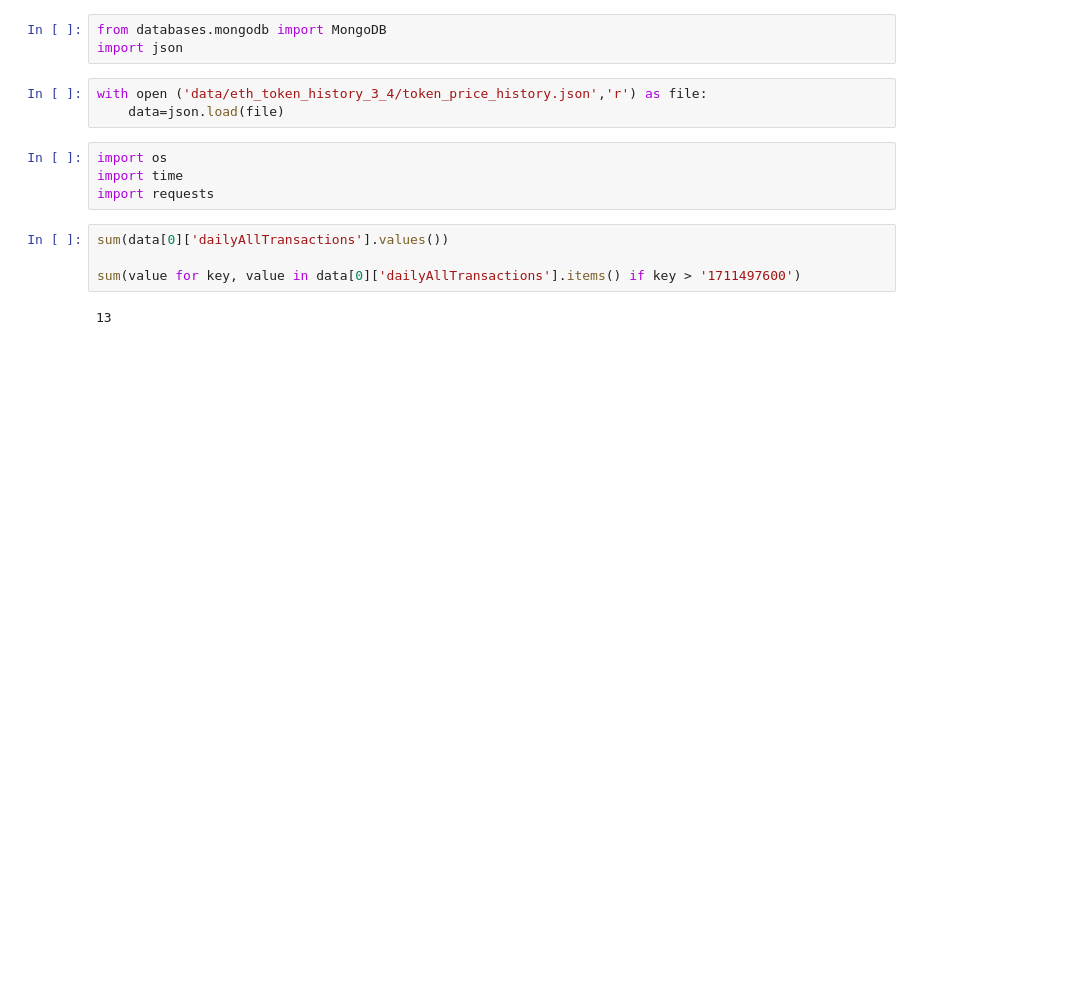
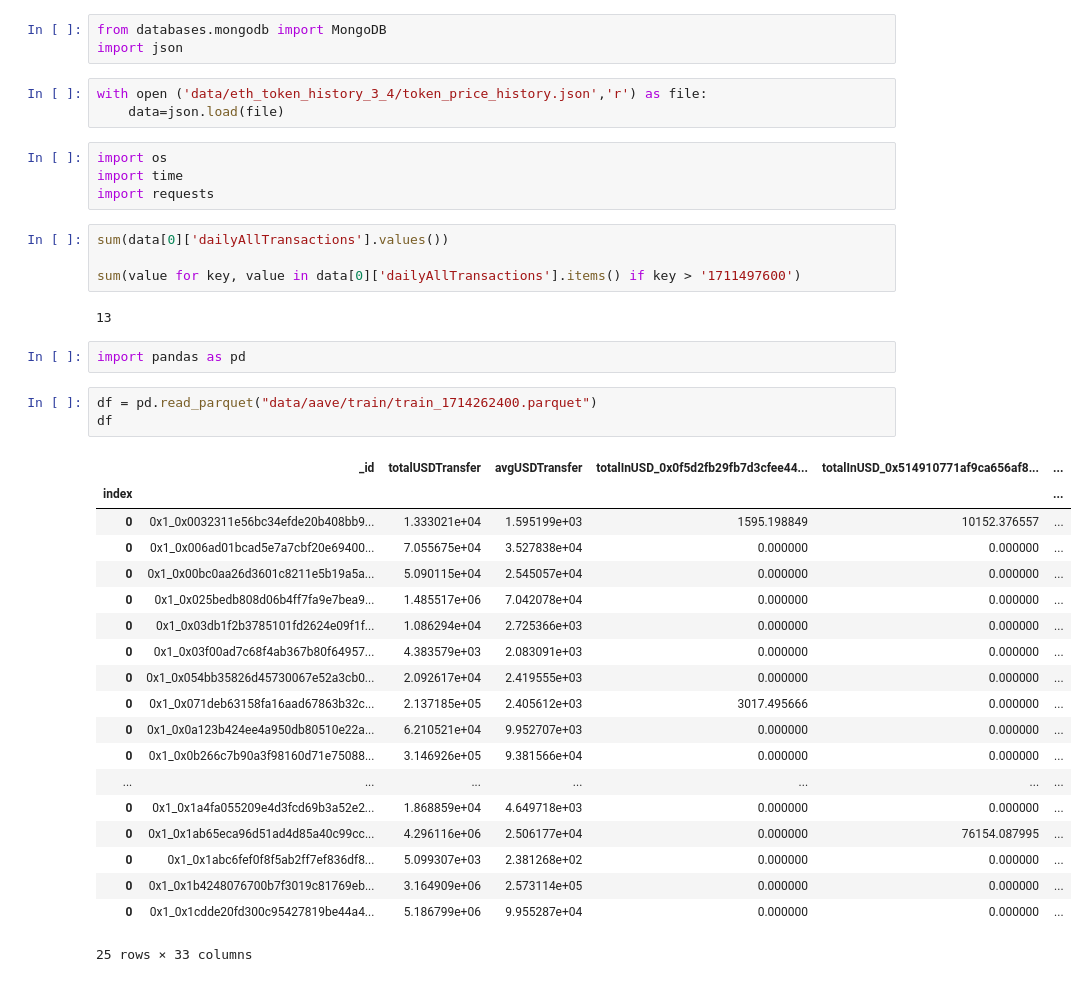
Before and after one commit to hainguyenhuy2002/RecSys, a Jupyter notebook: reputation-analysis/notebook/test.ipynb, the cells around one changed output. Saved outputs shown, nothing was run; the diff lists cells and outputs as text; blank space fills up the shorter version.

Commit message:
update train data generating

```diff
--- a/reputation-analysis/notebook/test.ipynb
+++ b/reputation-analysis/notebook/test.ipynb
@@ -141,3 +141,28 @@ sum(data[0]['dailyAllTransactions'].values())
 sum(value for key, value in data[0]['dailyAllTransactions'].items() if key > '1711497600')
 # %% [output]
 13
+# %%
+import pandas as pd
+# %%
+df = pd.read_parquet("data/aave/train/train_1714262400.parquet")
+df
+# %% [output]
+|  | _id | totalUSDTransfer | avgUSDTransfer | totalInUSD_0x0f5d2fb29fb7d3cfee44... | totalInUSD_0x514910771af9ca656af8... | ... |
+| index |  |  |  |  |  | ... |
+| 0 | 0x1_0x0032311e56bc34efde20b408bb9... | 1.333021e+04 | 1.595199e+03 | 1595.198849 | 10152.376557 | ... |
+| 0 | 0x1_0x006ad01bcad5e7a7cbf20e69400... | 7.055675e+04 | 3.527838e+04 | 0.000000 | 0.000000 | ... |
+| 0 | 0x1_0x00bc0aa26d3601c8211e5b19a5a... | 5.090115e+04 | 2.545057e+04 | 0.000000 | 0.000000 | ... |
+| 0 | 0x1_0x025bedb808d06b4ff7fa9e7bea9... | 1.485517e+06 | 7.042078e+04 | 0.000000 | 0.000000 | ... |
+| 0 | 0x1_0x03db1f2b3785101fd2624e09f1f... | 1.086294e+04 | 2.725366e+03 | 0.000000 | 0.000000 | ... |
+| 0 | 0x1_0x03f00ad7c68f4ab367b80f64957... | 4.383579e+03 | 2.083091e+03 | 0.000000 | 0.000000 | ... |
+| 0 | 0x1_0x054bb35826d45730067e52a3cb0... | 2.092617e+04 | 2.419555e+03 | 0.000000 | 0.000000 | ... |
+| 0 | 0x1_0x071deb63158fa16aad67863b32c... | 2.137185e+05 | 2.405612e+03 | 3017.495666 | 0.000000 | ... |
+| 0 | 0x1_0x0a123b424ee4a950db80510e22a... | 6.210521e+04 | 9.952707e+03 | 0.000000 | 0.000000 | ... |
+| 0 | 0x1_0x0b266c7b90a3f98160d71e75088... | 3.146926e+05 | 9.381566e+04 | 0.000000 | 0.000000 | ... |
+| ... | ... | ... | ... | ... | ... | ... |
+| 0 | 0x1_0x1a4fa055209e4d3fcd69b3a52e2... | 1.868859e+04 | 4.649718e+03 | 0.000000 | 0.000000 | ... |
+| 0 | 0x1_0x1ab65eca96d51ad4d85a40c99cc... | 4.296116e+06 | 2.506177e+04 | 0.000000 | 76154.087995 | ... |
+| 0 | 0x1_0x1abc6fef0f8f5ab2ff7ef836df8... | 5.099307e+03 | 2.381268e+02 | 0.000000 | 0.000000 | ... |
+| 0 | 0x1_0x1b4248076700b7f3019c81769eb... | 3.164909e+06 | 2.573114e+05 | 0.000000 | 0.000000 | ... |
+| 0 | 0x1_0x1cdde20fd300c95427819be44a4... | 5.186799e+06 | 9.955287e+04 | 0.000000 | 0.000000 | ... |
+25 rows × 33 columns
```
Also changed, not shown: 3 other files.
